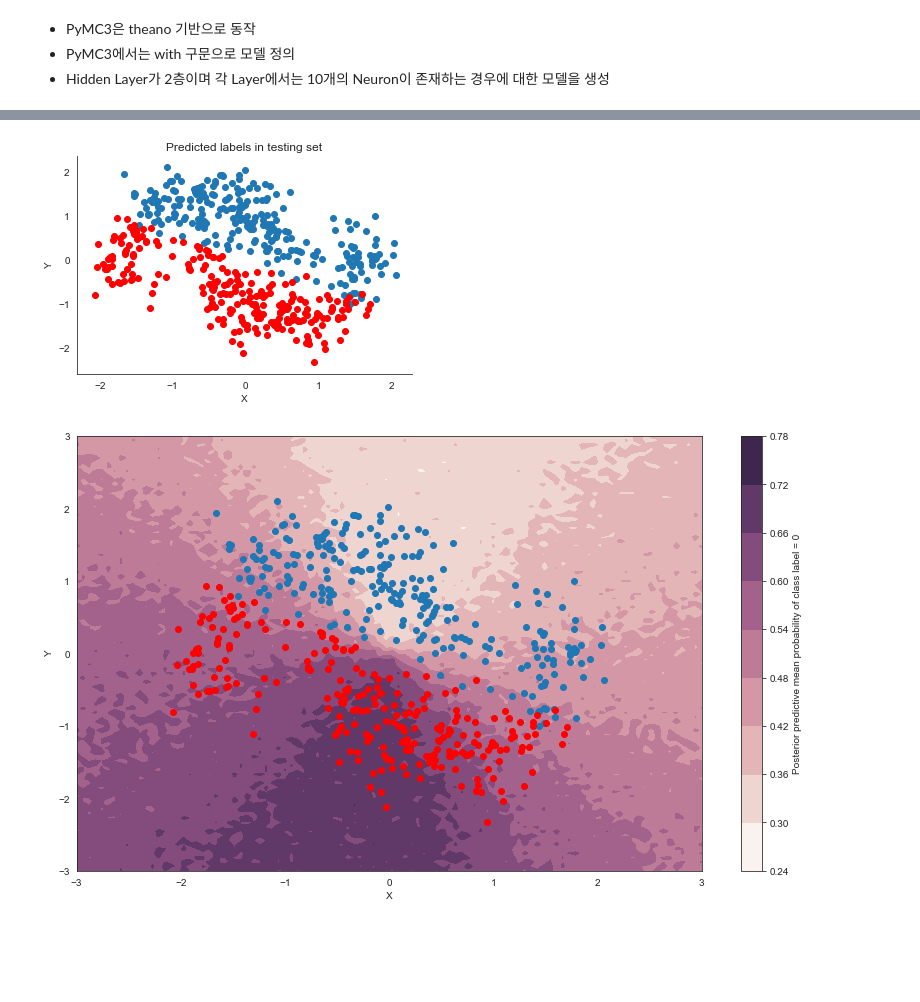
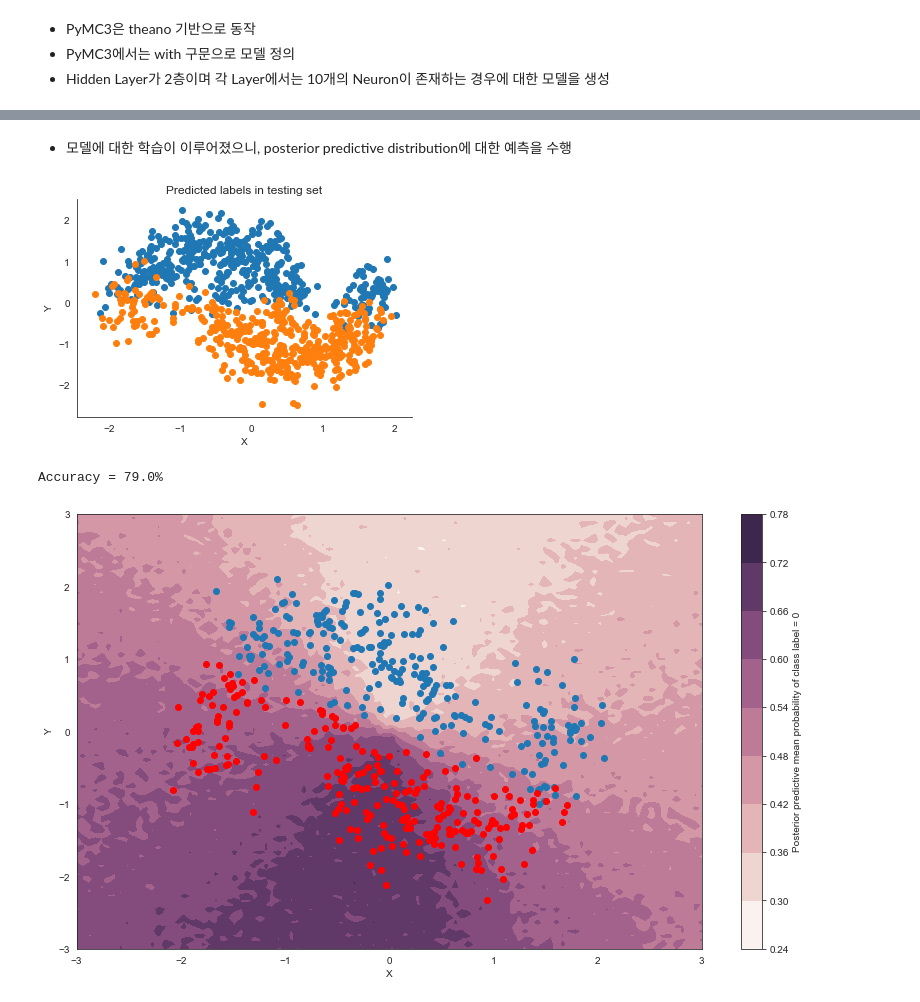
Before and after one commit to seolbluewings/Python, a Jupyter notebook: Bayesian Neural Network.ipynb, the cells around one changed output, grey strips where cells are left out. Saved outputs shown, nothing was run; the diff lists cells and outputs as text; code cells hidden in the pictures; blank space fills up the shorter version.

```diff
--- a/Bayesian Neural Network.ipynb
+++ b/Bayesian Neural Network.ipynb
@@ -93,3 +76,7 @@ neural_network = construct_nn(ann_input, ann_output)
+# %%
+ann_input = theano.shared(x_tr)
+ann_ouput = theano.shared(y_tr)
+neural_network = construct_nn(ann_input, ann_ouput)
 # %%
 from pymc3.theanof import set_tt_rng, MRG_RandomStreams
 set_tt_rng(MRG_RandomStreams(42))
@@ -96,8 +85,6 @@ set_tt_rng(MRG_RandomStreams(42))
 # %%
-%%time
-
-with neural_network:
+with neural_network :
     inference = pm.ADVI()
-    approx = pm.fit(n=1000, method=inference)
+    approx = pm.fit(n = 3000, method = inference)
 # %% [output]
 [interactive output not drawn]
@@ -106,5 +94,5 @@ Wall time: 3min 7s
 # %%
-trace = approx.sample(draws=1000)
+trace = approx.sample(draws=1500)
 # %%
 plt.plot(-inference.hist, label="new ADVI", alpha=0.3)
 plt.plot(approx.hist, label="old ADVI", alpha=0.3)
@@ -116,10 +104,12 @@ plt.xlabel("iteration");
+# %% [markdown]
+- 모델에 대한 학습이 이루어졌으니, posterior predictive distribution에 대한 예측을 수행
 # %%
 # Replace arrays our NN references with the test data
-ann_input.set_value(X_test)
-ann_output.set_value(Y_test)
+ann_input.set_value(x_ts)
+ann_output.set_value(y_ts)
 
 with neural_network:
-    ppc = pm.sample_posterior_predictive(trace, samples=500, progressbar=False)
+    ppc = pm.sample_posterior_predictive(trace, samples = 50, progressbar=False)
 
 # Use probability of > 0.5 to assume prediction of class 1
 pred = ppc['out'].mean(axis=0) > 0.5
@@ -126,11 +118,15 @@ pred = ppc['out'].mean(axis=0) > 0.5
 # %%
 fig, ax = plt.subplots()
-ax.scatter(X_test[pred==0, 0], X_test[pred==0, 1])
-ax.scatter(X_test[pred==1, 0], X_test[pred==1, 1], color='r')
+ax.scatter(x_ts[pred==0, 0], x_ts[pred==0, 1], label = 'Class 0', color = 'C0')
+ax.scatter(x_ts[pred==1, 0], x_ts[pred==1, 1], label = 'Class 0', color = 'C1')
 sns.despine()
 ax.set(title='Predicted labels in testing set', xlabel='X', ylabel='Y');
 # %% [output]
-[figure, old version]
+[figure, new version]
+# %%
+print('Accuracy = {}%'.format((y_ts == pred).mean() * 100))
+# %% [output]
+Accuracy = 79.0%
 # %%
 grid = pm.floatX(np.mgrid[-3:3:100j,-3:3:100j])
 grid_2d = grid.reshape(2, -1).T
```
Also changed, not shown: parts of 14 cells of this notebook.
